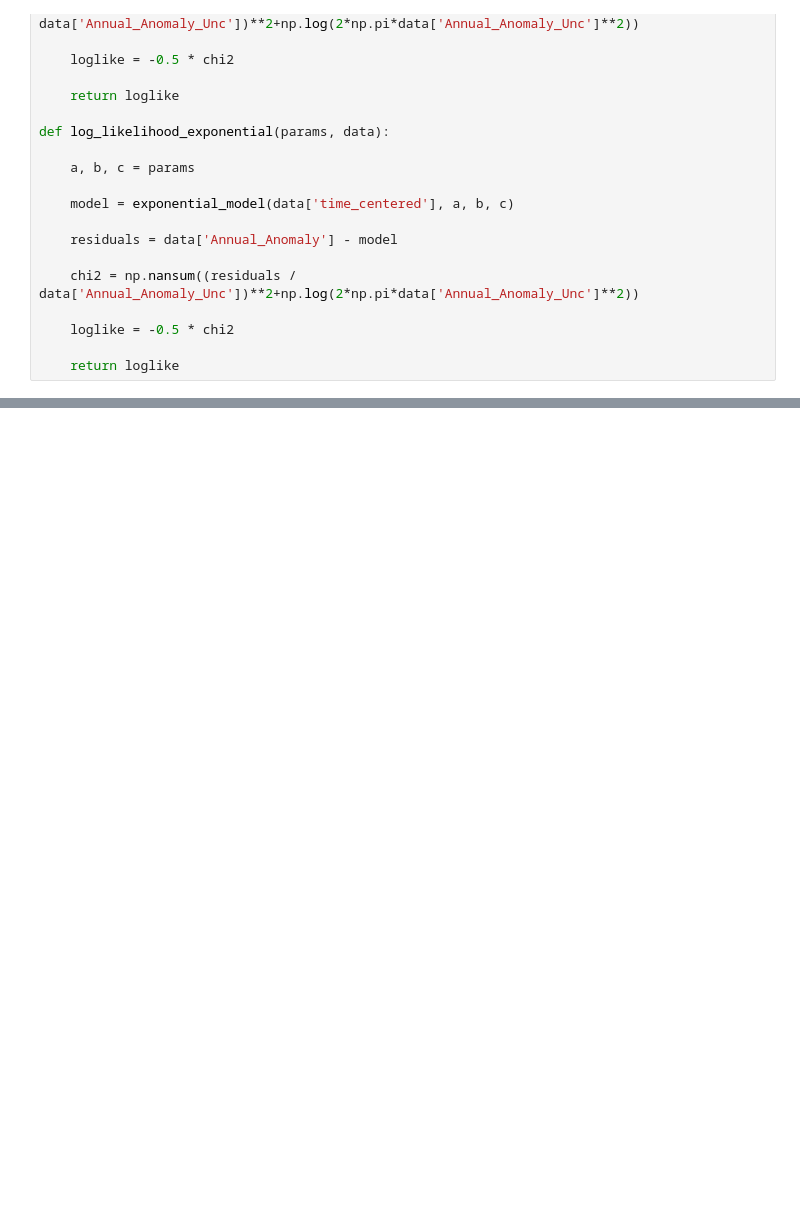
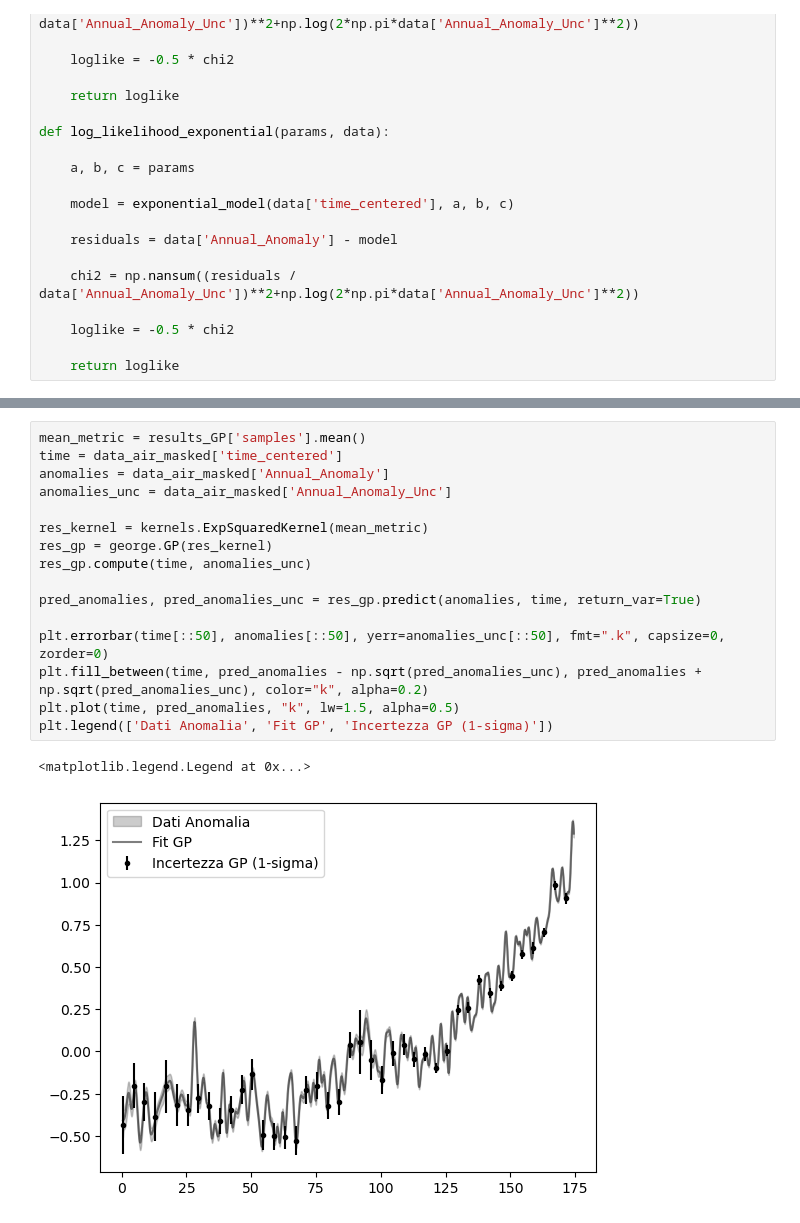
Before and after one commit to EnricoVianelli/GlobalWarming, a Jupyter notebook: global_warming.ipynb, the cells around one changed output, grey strips where cells are left out. Drawn from its saved outputs; the diff is of its cells as text; blank space fills up the shorter version.

```diff
--- a/global_warming.ipynb
+++ b/global_warming.ipynb
@@ -586,0 +544,19 @@ exponential     |     -1709.74 |         0.00
+# %%
+mean_metric = results_GP['samples'].mean()
+time = data_air_masked['time_centered']
+anomalies = data_air_masked['Annual_Anomaly']
+anomalies_unc = data_air_masked['Annual_Anomaly_Unc']
+
+res_kernel = kernels.ExpSquaredKernel(mean_metric)
+res_gp = george.GP(res_kernel)
+res_gp.compute(time, anomalies_unc)
+
+pred_anomalies, pred_anomalies_unc = res_gp.predict(anomalies, time, return_var=True)
+
+plt.errorbar(time[::50], anomalies[::50], yerr=anomalies_unc[::50], fmt=".k", capsize=0, zorder=0)
+plt.fill_between(time, pred_anomalies - np.sqrt(pred_anomalies_unc), pred_anomalies + np.sqrt(pred_anomalies_unc), color="k", alpha=0.2)
+plt.plot(time, pred_anomalies, "k", lw=1.5, alpha=0.5)
+plt.legend(['Dati Anomalia', 'Fit GP', 'Incertezza GP (1-sigma)'])
+# %% [output]
+<matplotlib.legend.Legend at 0x...>
+[figure, added]
```
Also changed, not shown: parts of 33 cells of this notebook.
